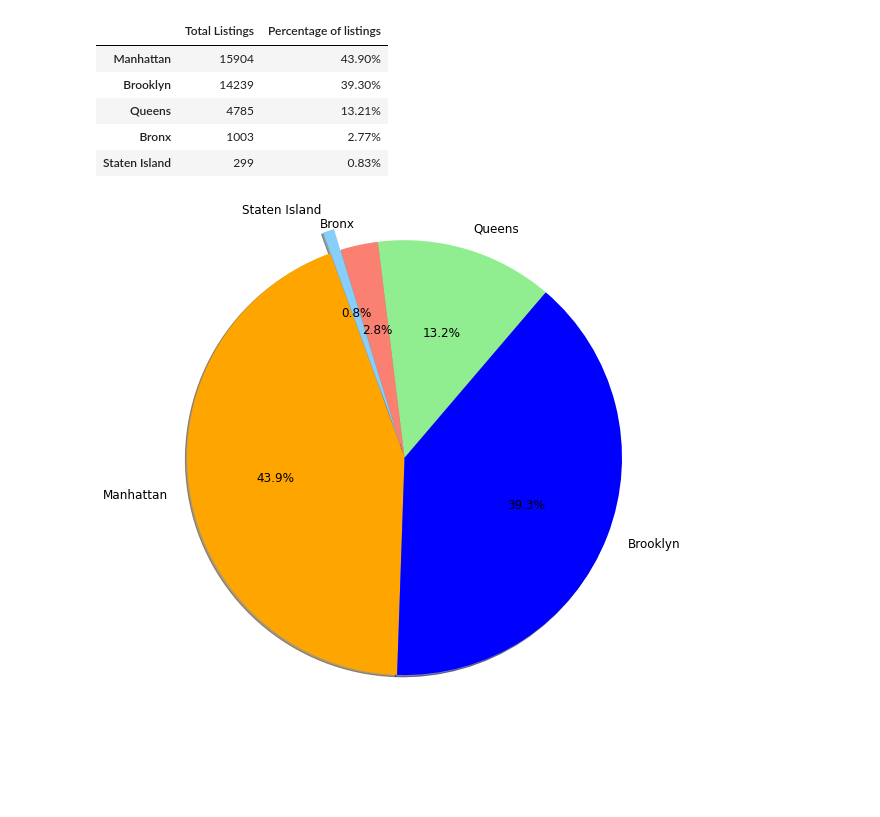
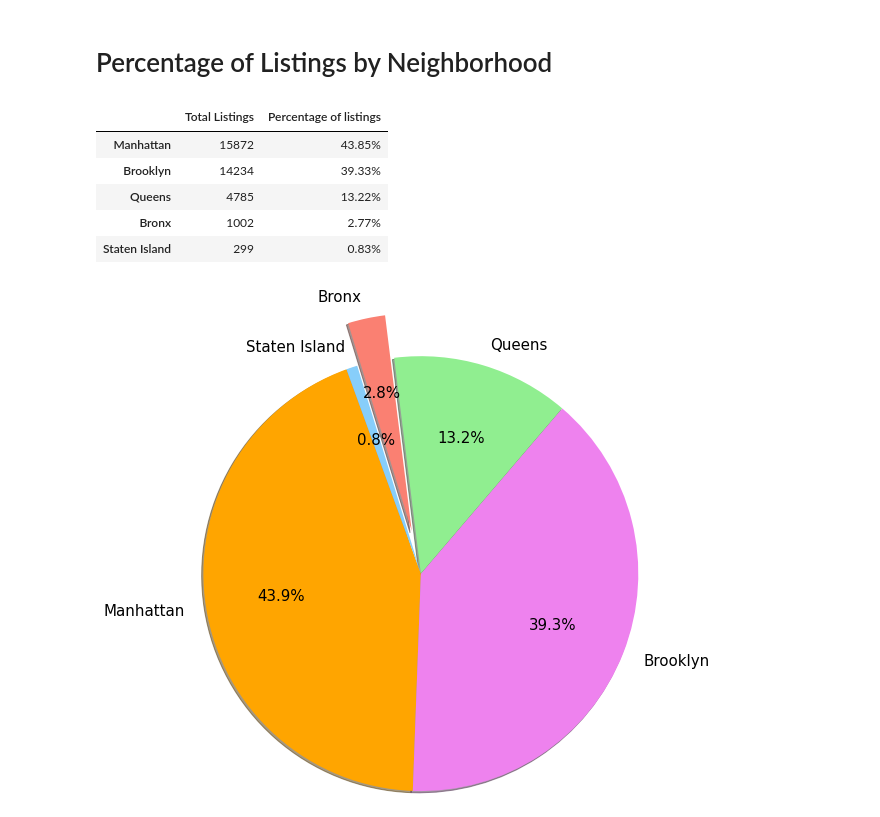
Before and after one commit to MWilliamsDP/ProjectOne, a Jupyter notebook: PricingvsNeighborhood.ipynb, the cells around one changed output. Cells and saved outputs as stored; diff of their text form; code cells hidden in the pictures; blank space fills up the shorter version.

Commit message:
Updated airbnb price analysis

```diff
--- a/PricingvsNeighborhood.ipynb
+++ b/PricingvsNeighborhood.ipynb
@@ -18,3 +25,7 @@ listings_df.head()
+# %%
+listings_df = listings_df.loc[listings_df["price"]!=0]
+# %% [markdown]
+# Percentage of Listings by Neighborhood
 # %%
 # Here I want to get a list of the group neighbourhoods
 large_neighborhoods_list = listings_df["neighbourhood_group"].unique()
@@ -27,10 +38,10 @@ neighborhood_df = pd.DataFrame({"Total Listings": neighborhood_counts,
 neighborhood_df
 # %% [output]
 |  | Total Listings | Percentage of listings |
-| Manhattan | 15904 | 43.90% |
-| Brooklyn | 14239 | 39.30% |
-| Queens | 4785 | 13.21% |
-| Bronx | 1003 | 2.77% |
+| Manhattan | 15872 | 43.85% |
+| Brooklyn | 14234 | 39.33% |
+| Queens | 4785 | 13.22% |
+| Bronx | 1002 | 2.77% |
 | Staten Island | 299 | 0.83% |
 # %%
 # Extract neighborhood names and Total Listings from dataframe
@@ -41,11 +52,11 @@ for x in range(len(neighborhood_df)):
 # %%
 # Create a pi chart for the listing percentages per neighborhood
 labels = group_names
-explode = (0, 0, 0, 0, 0.25)
+explode = (0, 0, 0, 0.5, 0)
 
-colors = ["orange", "blue", "lightgreen", "salmon","lightskyblue"]
+colors = ["orange", "violet", "lightgreen", "salmon","lightskyblue"]
 
-plt.pie(total_n_listings, labels=labels, explode=explode, autopct="%1.1f%%", shadow=True, startangle=110, radius =2.5, pctdistance=0.6, textprops={'fontsize': 12}, colors=colors)
+plt.pie(total_n_listings, labels=labels, explode=explode, autopct="%1.1f%%", shadow=True, startangle=110, radius =2.5, pctdistance=0.65, textprops={'fontsize': 15}, colors=colors)
 plt.show()
 # %% [output]
-[figure, old version]
+[figure, new version]
```
Also changed, not shown: parts of 12 cells of this notebook.
